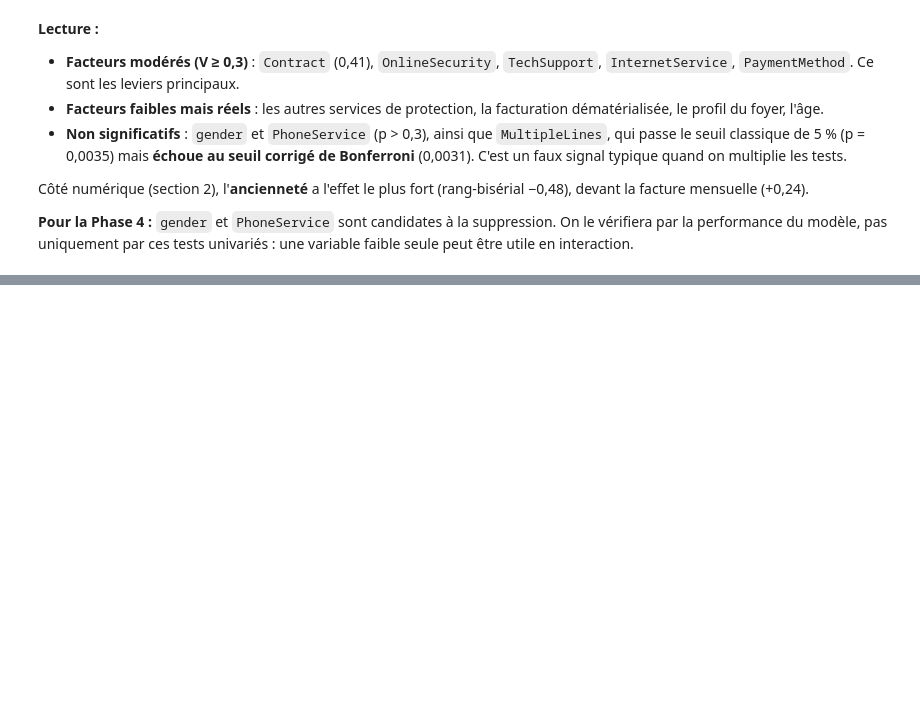
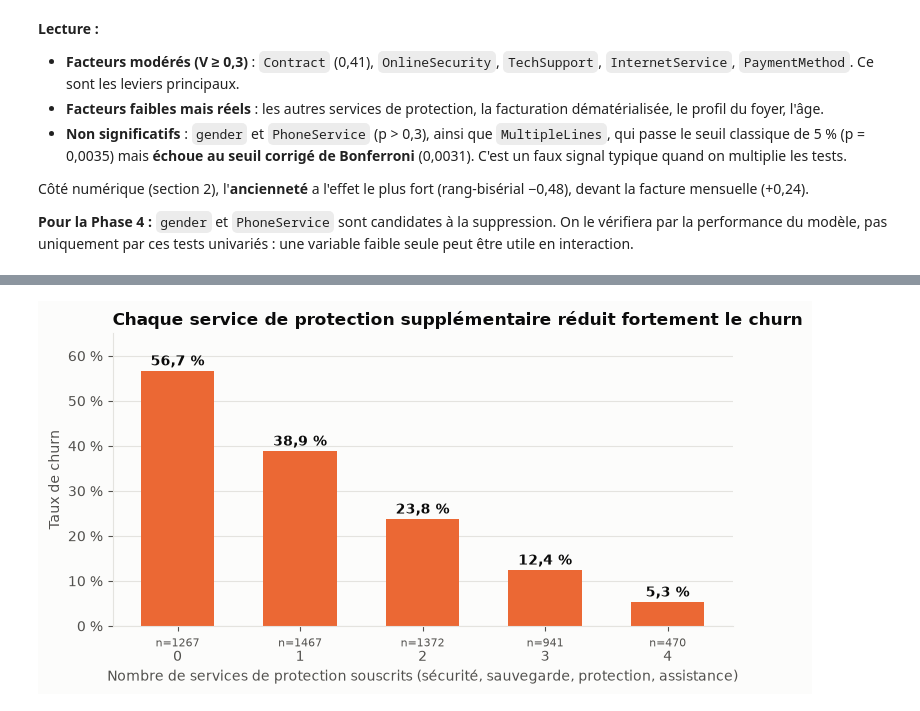
Before and after one commit to cheikhahmedtidiane/projet_churn_clients, a Jupyter notebook: notebooks/03_analyse_exploratoire.ipynb, the cells around one changed output, grey strips where cells are left out. Cells and saved outputs as stored; diff of their text form; code cells hidden in the pictures; blank space fills up the shorter version.

```diff
--- a/notebooks/03_analyse_exploratoire.ipynb
+++ b/notebooks/03_analyse_exploratoire.ipynb
@@ -256,0 +330,24 @@ Côté numérique (section 2), l'**ancienneté** a l'effet le plus fort (rang-bi
+# %%
+protection = ["OnlineSecurity", "OnlineBackup", "DeviceProtection", "TechSupport"]
+internet_clients = df[df["InternetService"] != "No"].copy()
+internet_clients["nb_protections"] = (internet_clients[protection] == "Yes").sum(axis=1)
+by_prot = churn_rate_table(internet_clients, "nb_protections").sort_index()
+
+fig, ax = plt.subplots(figsize=(8, 3.8))
+bars = ax.bar(by_prot.index.astype(str), by_prot["churn_rate"], color=ORANGE, width=0.6)
+for bar, rate, n in zip(bars, by_prot["churn_rate"], by_prot["clients"]):
+    ax.text(bar.get_x() + bar.get_width() / 2, bar.get_height() + 0.012, fmt_pct(rate),
+            ha="center", fontsize=10, fontweight="bold", color=TEXT)
+    ax.text(bar.get_x() + bar.get_width() / 2, -0.07, f"n={n}", ha="center", fontsize=8,
+            color=TEXT_SECONDARY, transform=ax.get_xaxis_transform())
+ax.set_ylim(0, 0.65)
+ax.tick_params(axis="x", pad=14)
+ax.yaxis.set_major_formatter(lambda v, _: fmt_pct(v, 0))
+ax.grid(axis="x", visible=False)
+ax.set_xlabel("Nombre de services de protection souscrits (sécurité, sauvegarde, protection, assistance)")
+ax.set_ylabel("Taux de churn")
+ax.set_title("Chaque service de protection supplémentaire réduit fortement le churn")
+save_fig(fig, "03_effet_services_protection.png")
+plt.show()
+# %% [output]
+[figure, added]
```
Also changed, not shown: parts of 10 cells of this notebook, 5 other files.
